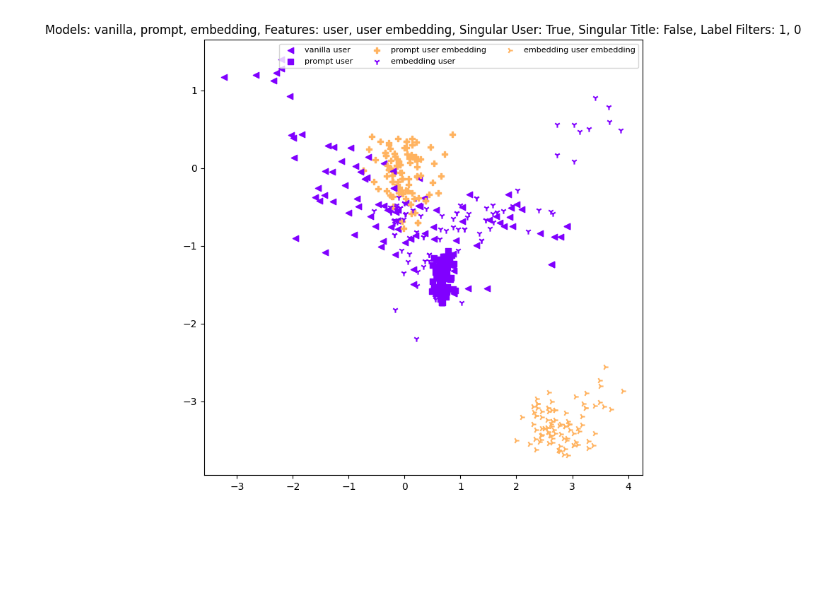
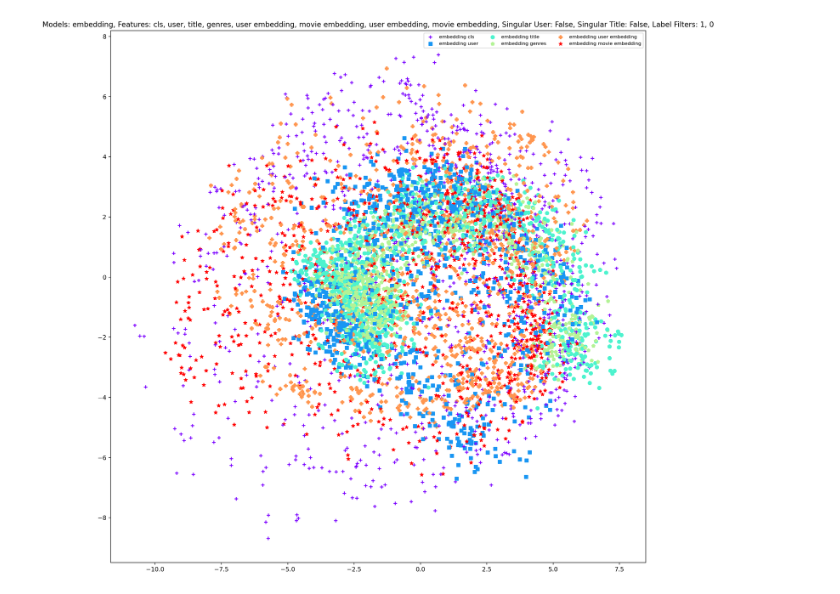
Before and after one commit to AhmadHAW/Hauptprojekt, a Jupyter notebook: hidden_states.ipynb, the cells around one changed output. Cells and saved outputs as stored; diff of their text form; code cells hidden in the pictures; blank space fills up the shorter version.

```diff
--- a/hidden_states.ipynb
+++ b/hidden_states.ipynb
@@ -30,11 +30,11 @@ gnn_trainer_prompt =    GNNTrainer(movie_lens_loader.data, kge_dimension = KGE_D
 gnn_trainer_prompt.get_embeddings(movie_lens_loader)
 gnn_trainer_adding =    GNNTrainer(movie_lens_loader.data, hidden_channels=KGE_DIMENSION_ADDING, kge_dimension = KGE_DIMENSION_ADDING)
 gnn_trainer_adding.get_embeddings(movie_lens_loader)
-vanilla_bert_only_classifier = VanillaBertClassifier(movie_lens_loader.llm_df,model_max_length = model_max_length_vanilla_and_embedding)
-dataset_vanilla = movie_lens_loader.generate_vanilla_dataset(vanilla_bert_only_classifier.tokenize_function)
-prompt_bert_only_classifier = PromptBertClassifier(movie_lens_loader, gnn_trainer_prompt.get_embedding, kge_dimension=gnn_trainer_prompt.kge_dimension,model_max_length = model_max_length_prompt)
-dataset_prompt = movie_lens_loader.generate_prompt_embedding_dataset(prompt_bert_only_classifier.tokenize_function, kge_dimension = prompt_bert_only_classifier.kge_dimension)
-adding_embedding_bert_only_classifier = AddingEmbeddingsBertClassifierBase(movie_lens_loader, gnn_trainer_adding.get_embedding, kge_dimension=config.hidden_size,model_max_length = model_max_length_vanilla_and_embedding)
-dataset_adding_embedding = movie_lens_loader.generate_adding_embedding_dataset(adding_embedding_bert_only_classifier.tokenizer.sep_token, adding_embedding_bert_only_classifier.tokenizer.pad_token, adding_embedding_bert_only_classifier.tokenize_function, kge_dimension = config.hidden_size)
+vanilla_bert_only_classifier = VanillaBertClassifier(movie_lens_loader.llm_df,model_max_length = model_max_length_vanilla_and_embedding, false_ratio=-1)
+dataset_vanilla = movie_lens_loader.generate_vanilla_dataset(vanilla_bert_only_classifier.tokenize_function, suffix="_fixed")
+prompt_bert_only_classifier = PromptBertClassifier(movie_lens_loader, gnn_trainer_prompt.get_embedding, kge_dimension=gnn_trainer_prompt.kge_dimension,model_max_length = model_max_length_prompt, false_ratio=-1)
+dataset_prompt = movie_lens_loader.generate_prompt_embedding_dataset(prompt_bert_only_classifier.tokenize_function, kge_dimension = prompt_bert_only_classifier.kge_dimension, suffix="_fixed")
+adding_embedding_bert_only_classifier = AddingEmbeddingsBertClassifierBase(movie_lens_loader, gnn_trainer_adding.get_embedding, kge_dimension=config.hidden_size,model_max_length = model_max_length_vanilla_and_embedding, false_ratio=-1)
+dataset_adding_embedding = movie_lens_loader.generate_adding_embedding_dataset(adding_embedding_bert_only_classifier.tokenizer.sep_token, adding_embedding_bert_only_classifier.tokenizer.pad_token, adding_embedding_bert_only_classifier.tokenize_function, kge_dimension = config.hidden_size, suffix="_fixed")
 # %% [output]
 loading pretrained model
@@ -44,7 +44,7 @@ Device: 'cpu'
 # %%
-vanilla_hidden_states_df = vanilla_bert_only_classifier.forward_dataset_and_save_outputs(dataset_vanilla)
-prompt_hidden_states_df = prompt_bert_only_classifier.forward_dataset_and_save_outputs(dataset_prompt)
-adding_embedding_hidden_states_df = adding_embedding_bert_only_classifier.forward_dataset_and_save_outputs(dataset_adding_embedding)
+vanilla_hidden_states_df = vanilla_bert_only_classifier.forward_dataset_and_save_outputs(dataset_vanilla, load_fields=["hidden_states"])
+prompt_hidden_states_df = prompt_bert_only_classifier.forward_dataset_and_save_outputs(dataset_prompt, load_fields=["hidden_states", "graph_embeddings"])
+adding_embedding_hidden_states_df = adding_embedding_bert_only_classifier.forward_dataset_and_save_outputs(dataset_adding_embedding, load_fields=["hidden_states", "graph_embeddings"])
 # %%
 vanilla_hidden_states = torch.stack(vanilla_hidden_states_df[vanilla_hidden_states_df["split"] == "train"]["hidden_states"].tolist())
 prompt_hidden_states = torch.stack(prompt_hidden_states_df[prompt_hidden_states_df["split"] == "train"]["hidden_states"].tolist())
@@ -62,27 +62,21 @@ def nearest_neighbor(point, points):
     distances = np.linalg.norm(points - point, axis=1)
     return np.argmin(distances)
 
-def filter_by_singular_user(vanilla_df:pd.DataFrame, prompt_df:pd.DataFrame, embedding_df:pd.DataFrame, min_size = 25) -> Tuple[pd.DataFrame, pd.DataFrame, pd.DataFrame]:
+def filter_by_singular_user(vanilla_df:pd.DataFrame, min_size = 25) ->pd.DataFrame:
     vanilla_count = vanilla_df['user_id'].value_counts().rename('vanilla_count')
-    prompt_count = prompt_df['user_id'].value_counts().rename('prompt_count')
-    embedding_count = embedding_df['user_id'].value_counts().rename('embedding_count')
-    combined_counts = pd.concat([vanilla_count, prompt_count, embedding_count], axis=1).fillna(0).astype(int).reset_index()
-    combined_counts = combined_counts[(combined_counts["vanilla_count"] >= min_size) & (combined_counts["prompt_count"] >= min_size) & (combined_counts["embedding_count"] >= min_size)]
-    if not len(combined_counts) > 0:
+    vanilla_count = vanilla_count[vanilla_count["vanilla_count"] >= min_size]
+    if not len(vanilla_count) > 0:
         raise Exception("There are not enough user_ids matching over all models.")
-    singular_user = rd.choice(combined_counts["user_id"].unique())
-    return vanilla_df[vanilla_df["user_id"] == singular_user], prompt_df[prompt_df["user_id"] == singular_user], embedding_df[embedding_df["user_id"] == singular_user]
+    singular_user = rd.choice(vanilla_count["user_id"].unique())
+    return vanilla_df[vanilla_df["user_id"] == singular_user]
 
-def filter_by_singular_title(vanilla_df:pd.DataFrame, prompt_df:pd.DataFrame, embedding_df:pd.DataFrame, min_size = 25) -> Tuple[pd.DataFrame, pd.DataFrame, pd.DataFrame]:
+def filter_by_singular_title(vanilla_df:pd.DataFrame, min_size = 25) ->pd.DataFrame:
     vanilla_count = vanilla_df['title'].value_counts().rename('vanilla_count')
-    prompt_count = prompt_df['title'].value_counts().rename('prompt_count')
-    embedding_count = embedding_df['title'].value_counts().rename('embedding_count')
-    combined_counts = pd.concat([vanilla_count, prompt_count, embedding_count], axis=1).fillna(0).astype(int).reset_index()
-    combined_counts = combined_counts[(combined_counts["vanilla_count"] >= min_size) & (combined_counts["prompt_count"] >= min_size) & (combined_counts["embedding_count"] >= min_size)]
-    if not len(combined_counts) > 0:
+    vanilla_count = vanilla_count[vanilla_count["vanilla_count"] >= min_size]
+    if not len(vanilla_count) > 0:
         raise Exception("There are not enough titles matching over all models.")
-    singular_title = rd.choice(combined_counts["title"].unique())
-    return vanilla_df[vanilla_df["title"] == singular_title], prompt_df[prompt_df["title"] == singular_title], embedding_df[embedding_df["title"] == singular_title]
+    singular_user = rd.choice(vanilla_count["title"].unique())
+    return vanilla_df[vanilla_df["title"] == singular_user]
 
 def plot_hidden_states_with_pca(vanilla_hidden_states_df, prompt_hidden_states_df, embedding_hidden_states_df, vanilla_pcas, prompt_pcas, embedding_pcas, add_edges = "None", n = 1, model_filters = ['vanilla', "prompt", "embedding"], feature_filters = ['cls', 'user', 'sep1', 'title', "sep2", 'genres', "sep3", 'user embedding', "sep4", 'movie embedding', "sep5"], label_filters = [1, 0], singular_user = False, singular_title = False, figure_dpi = 100, fig_size = (8,8)):
     plt.rcParams['figure.figsize'] = fig_size
@@ -91,12 +85,16 @@ def plot_hidden_states_with_pca(vanilla_hidden_states_df, prompt_hidden_states_d
     prompt_hidden_states_df = prompt_hidden_states_df[prompt_hidden_states_df["labels"].isin(label_filters)]
     embedding_hidden_states_df = embedding_hidden_states_df[embedding_hidden_states_df["labels"].isin(label_filters)]
     if singular_user:
-        vanilla_hidden_states_df, prompt_hidden_states_df, embedding_hidden_states_df = filter_by_singular_user(vanilla_hidden_states_df, prompt_hidden_states_df, embedding_hidden_states_df, min_size=n)
-    if singular_title:
-        vanilla_hidden_states_df, prompt_hidden_states_df, embedding_hidden_states_df = filter_by_singular_title(vanilla_hidden_states_df, prompt_hidden_states_df, embedding_hidden_states_df, min_size=n)
+        vanilla_hidden_states_df = filter_by_singular_user(vanilla_hidden_states_df, min_size=n)
+    elif singular_title:
+        vanilla_hidden_states_df = filter_by_singular_title(vanilla_hidden_states_df, min_size=n)
     vanilla_hidden_states_df = vanilla_hidden_states_df.sample(n=n)
-    prompt_hidden_states_df = prompt_hidden_states_df.sample(n=n)
-    embedding_hidden_states_df = embedding_hidden_states_df.sample(n=n)
+    filtered_indices = vanilla_hidden_states_df.index
+    prompt_hidden_states_df = prompt_hidden_states_df.loc[filtered_indices]
+    embedding_hidden_states_df = embedding_hidden_states_df.loc[filtered_indices]
+    vanilla_hidden_states_df.reset_index(inplace = True, drop=True)
+    prompt_hidden_states_df.reset_index(inplace = True, drop=True)
+    embedding_hidden_states_df.reset_index(inplace = True, drop=True)
 
 
     vanilla_hidden_states = torch.stack(vanilla_hidden_states_df["hidden_states"].tolist()).permute(1,0,2)
@@ -169,7 +167,7 @@ def plot_hidden_states_with_pca(vanilla_hidden_states_df, prompt_hidden_states_d
             movie_embedding_embedding_prompt = low_dim_reps_prompt_[9]
             sep5_embedding_prompt = low_dim_reps_prompt_[10]
             if "cls" in feature_filters:
-                v_u = plt.scatter([cls_token_embedding_prompt[0]], [cls_token_embedding_prompt[1]], marker="_", color = colors[0])
+                v_u = plt.scatter([cls_token_embedding_prompt[0]], [cls_token_embedding_prompt[1]], marker="|", color = colors[0])
                 scatter_legend.append(v_u)
             if "user" in feature_filters:
                 p_u = plt.scatter([user_id_embedding_prompt[0]], [user_id_embedding_prompt[1]], marker="s", color = colors[1])
@@ -215,7 +213,7 @@ def plot_hidden_states_with_pca(vanilla_hidden_states_df, prompt_hidden_states_d
             movie_embedding_embedding_embedding = low_dim_reps_embedding_[9]
             sep5_embedding_embedding = low_dim_reps_embedding_[10]
             if "cls" in feature_filters:
-                v_u = plt.scatter([cls_token_embedding_embedding[0]], [cls_token_embedding_embedding[1]], marker="_", color = colors[0])
+                v_u = plt.scatter([cls_token_embedding_embedding[0]], [cls_token_embedding_embedding[1]], marker="+", color = colors[0])
                 scatter_legend.append(v_u)
             if "user" in feature_filters:
                 p_u = plt.scatter([user_id_embedding_embedding[0]], [user_id_embedding_embedding[1]], marker="s", color = colors[1])
@@ -292,40 +290,41 @@ def plot_hidden_states_with_pca(vanilla_hidden_states_df, prompt_hidden_states_d
                 plot_filters.append(f"{model} {feature}")
     plt.legend(scatter_legend,
             plot_filters,
             scatterpoints=1,
             loc='upper right',
             ncol=3,
             fontsize=8,)
     label_filters = [str(label_filter) for label_filter in label_filters]
     title = f"Models: {", ".join(model_filters)}, Features: {", ".join(feature_filters)}, Singular User: {singular_user}, Singular Title: {singular_title}, Label Filters: {", ".join(label_filters)}"
     plt.title(title)
-    plt.figure(figsize=(8, 8), dpi=100)
+    plt.figure(figsize=fig_size, dpi=fig_dpi)
     plt.show()
 
 only_user_filters = ['user', 'user embedding']
 only_title_filters = ['title', 'movie embedding']
 only_genres_filters = ['genres']
+only_cls_filters = ['cls']
 user_title_filters = ['user', 'title']
 embedding_filters = ['user embedding', 'movie embedding', 'user embedding', 'movie embedding']
-non_embedding_filters =  ['user', 'title', 'genres']
-all_features_filters = ['user', 'title', 'genres', 'user embedding', 'movie embedding', 'user embedding', 'movie embedding']
+non_embedding_filters =  ['cls', 'user', 'title', 'genres']
+all_features_filters = ['cls', 'user', 'title', 'genres', 'user embedding', 'movie embedding', 'user embedding', 'movie embedding']
 vanilla_filters = ['vanilla']
 prompt_filters = ['prompt']
 embedding_filters = ['embedding']
 all_models_filters = ['vanilla', 'prompt', 'embedding']
 true_filter = [1]
 false_filter = [0]
 true_false_filter = [1, 0]
 
-n = 100
-feature_filters = only_user_filters
-model_filters = all_models_filters
-singular_user = True
+n = 1000
+feature_filters = all_features_filters
+model_filters = embedding_filters
+singular_user = False
 singular_title = False
 label_filters = true_false_filter
 add_edges = "None" # , None, Planar
-fig_size = (8,8)
-fig_dpi = 100
+fig_size = (16,16)
+fig_dpi = 200
 plot_hidden_states_with_pca(vanilla_hidden_states_df, prompt_hidden_states_df, adding_embedding_hidden_states_df, vanilla_pcas, prompt_pcas, adding_embedding_pcas, add_edges = add_edges, n = n, model_filters = model_filters, feature_filters = feature_filters, label_filters = label_filters, singular_user=singular_user, singular_title=singular_title, fig_size=fig_size, figure_dpi=fig_dpi)
 # %% [output]
-[figure, old version]
+[figure, new version]
```
Also changed, not shown: parts of 2 cells of this notebook, 16 other files.
